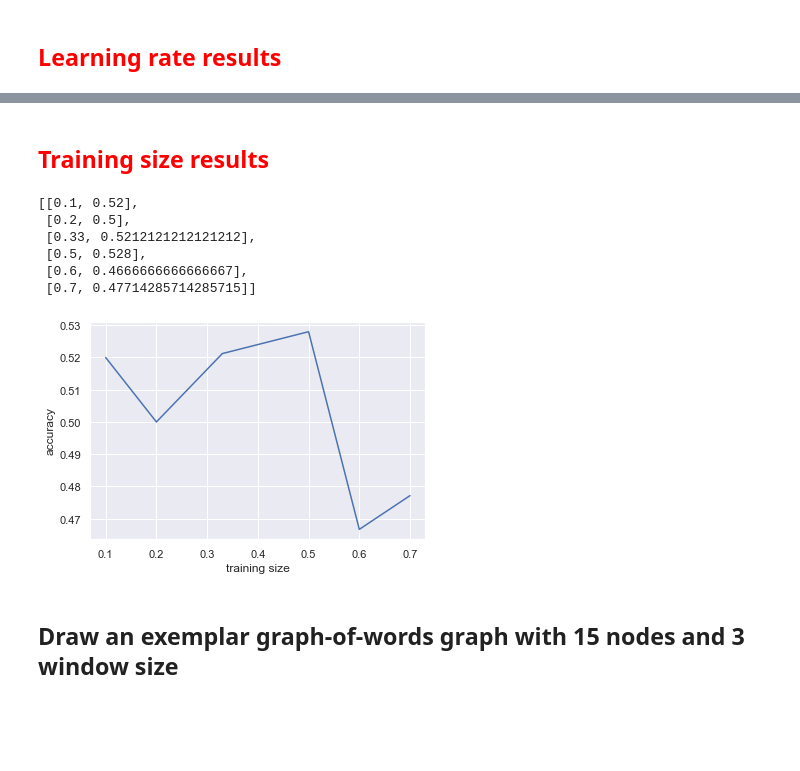
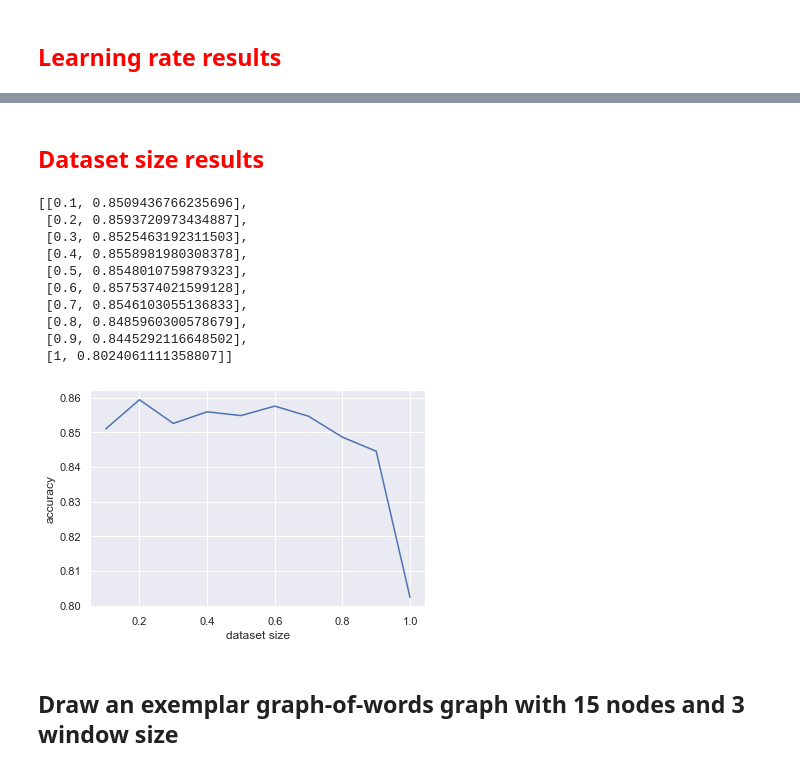
Before and after one commit to nkanak/bug-or-feature, a Jupyter notebook: experiments.ipynb, the cells around one changed output, grey strips where cells are left out. Saved outputs shown, nothing was run; the diff lists cells and outputs as text; code cells hidden in the pictures; blank space fills up the shorter version.

```diff
--- a/experiments.ipynb
+++ b/experiments.ipynb
@@ -65,6 +65,6 @@ global_random_numbers = [get_random_number() for _ in range(10)]
 df = pd.read_csv('samples.csv')
 # bug == 0 and feature == 1
 df = df[(df['label'] == 0) | (df['label'] == 1)]
-df = df[:500]
+#df = df[:500]
 len(df)
 # %% [output]
@@ -1449,12 +1213,18 @@ fig.get_figure().savefig('figures/plot_learning_rate.pdf', dpi=500)
 # %%
 def run_training_size_experiments():
-    training_sizes = [0.1, 0.2, 0.33, 0.5, 0.6, 0.7]
+    training_sizes = [0.1, 0.2, 0.3, 0.4, 0.5, 0.6, 0.7, 0.8, 0.9, 1]
 
     training_size_results = []
     for ts in training_sizes:
         print('Training size:', ts)
-        pytorch_geometric_graphs = generate_pytorch_geometric_graphs(window_size=2)
-        train_pyg_graphs, test_pyg_graphs = train_test_split(pytorch_geometric_graphs, test_size=ts, random_state=42)
+        if ts == 1:
+            print('All samples')
+            tmp_graphs = pytorch_geometric_graphs
+        else:
+            tmp_graphs, _ = train_test_split(pytorch_geometric_graphs, train_size=ts, random_state=42)
+
+        print('Number of samples:', len(tmp_graphs))
+        train_pyg_graphs, test_pyg_graphs = train_test_split(tmp_graphs, test_size=0.33, random_state=42)
         training_size_results.append((ts, run_gat_classifier(train_pyg_graphs, test_pyg_graphs)))
     return training_size_results
 # %%
@@ -1584,23 +1251,27 @@ Final loss 0.6978331208229065
 # %% [markdown]
-## <font color='red'>Training size results</font>
+## <font color='red'>Dataset size results</font>
 # %%
 plot_x = [res[0] for res in training_size_results]
 plot_y = [res[1] for res in training_size_results]
 training_size_results
 # %% [output]
-[[0.1, 0.52],
- [0.2, 0.5],
- [0.33, 0.5212121212121212],
- [0.5, 0.528],
- [0.6, 0.4666666666666667],
- [0.7, 0.47714285714285715]]
+[[0.1, 0.8509436766235696],
+ [0.2, 0.8593720973434887],
+ [0.3, 0.8525463192311503],
+ [0.4, 0.8558981980308378],
+ [0.5, 0.8548010759879323],
+ [0.6, 0.8575374021599128],
+ [0.7, 0.8546103055136833],
+ [0.8, 0.8485960300578679],
+ [0.9, 0.8445292116648502],
+ [1, 0.8024061111358807]]
 # %%
 fig = sns.lineplot(x=plot_x, y=plot_y)
-fig.set_xlabel('training size')
+fig.set_xlabel('dataset size')
 fig.set_ylabel('accuracy')
 fig.get_figure().savefig('figures/training_size_rate.pdf', dpi=500)
 # %% [output]
-[figure, old version]
+[figure, new version]
 # %% [markdown]
 ## Draw an exemplar graph-of-words graph with 15 nodes and 3 window size
 # %%
```
Also changed, not shown: parts of 45 cells of this notebook, 7 other files.
